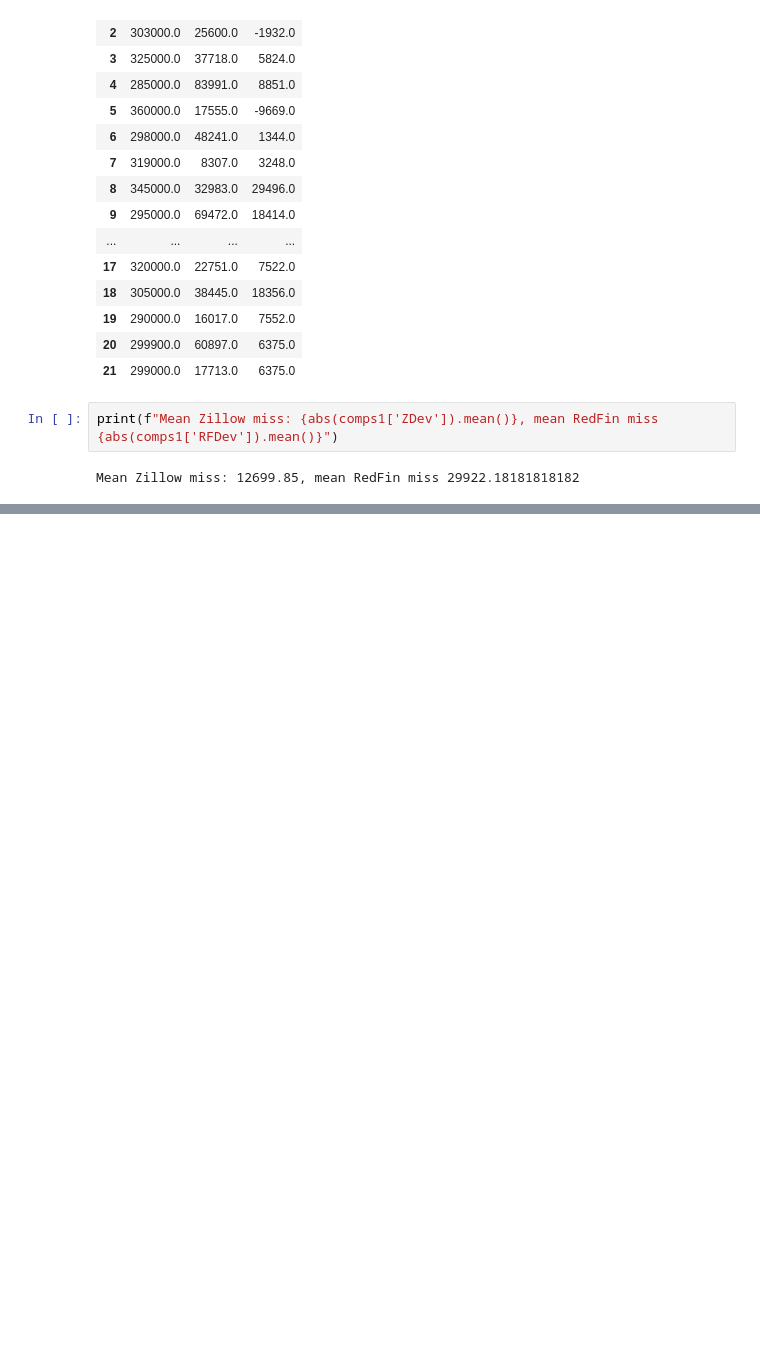
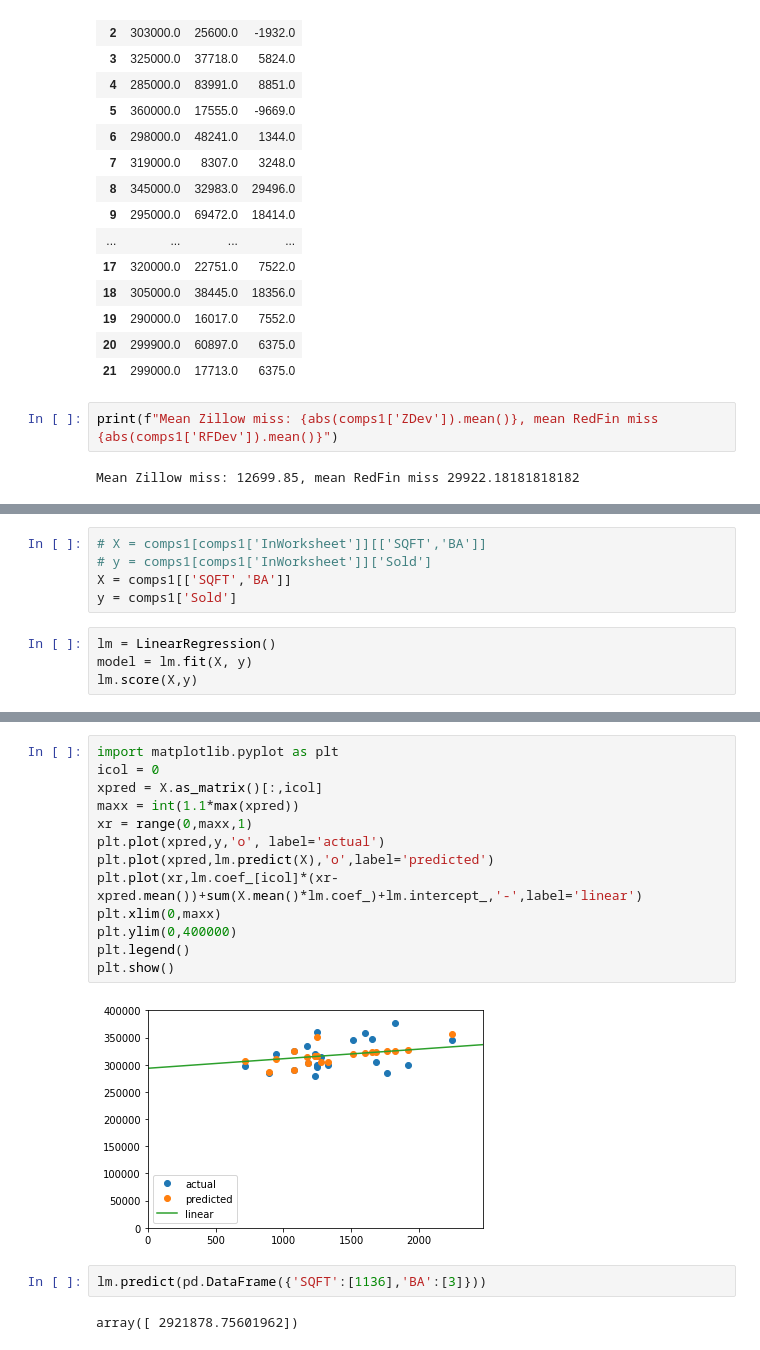
Before and after one commit to raudskjeggg/4t, a Jupyter notebook: CompSales.ipynb, the cells around one changed output, grey strips where cells are left out. Cells and saved outputs as stored; diff of their text form; blank space fills up the shorter version.

```diff
--- a/CompSales.ipynb
+++ b/CompSales.ipynb
@@ -254,0 +258,9 @@ Mean Zillow miss: 12699.85, mean RedFin miss 29922.18181818182
+# %%
+# X = comps1[comps1['InWorksheet']][['SQFT','BA']]
+# y = comps1[comps1['InWorksheet']]['Sold']
+X = comps1[['SQFT','BA']]
+y = comps1['Sold']
+# %%
+lm = LinearRegression()
+model = lm.fit(X, y)
+lm.score(X,y)
@@ -254,0 +276,19 @@ Mean Zillow miss: 12699.85, mean RedFin miss 29922.18181818182
+# %%
+import matplotlib.pyplot as plt
+icol = 0
+xpred = X.as_matrix()[:,icol]
+maxx = int(1.1*max(xpred))
+xr = range(0,maxx,1)
+plt.plot(xpred,y,'o', label='actual')
+plt.plot(xpred,lm.predict(X),'o',label='predicted')
+plt.plot(xr,lm.coef_[icol]*(xr-xpred.mean())+sum(X.mean()*lm.coef_)+lm.intercept_,'-',label='linear')
+plt.xlim(0,maxx)
+plt.ylim(0,400000)
+plt.legend()
+plt.show()
+# %% [output]
+[figure, added]
+# %%
+lm.predict(pd.DataFrame({'SQFT':[1136],'BA':[3]}))
+# %% [output]
+array([ 2921878.75601962])
```
Also changed, not shown: parts of 3 cells of this notebook.
